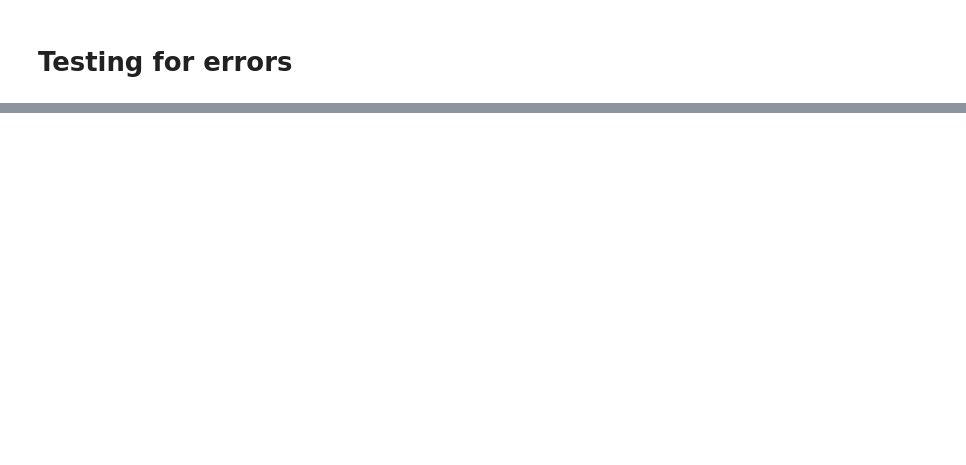
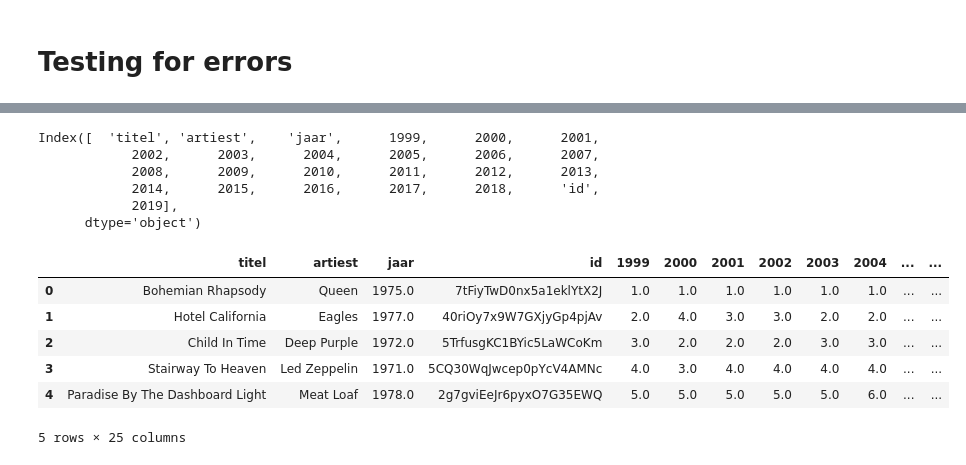
Before and after one commit to Jorisvdv/infovis, a Jupyter notebook: data/genarate_combined_json.ipynb, the cells around one changed output, grey strips where cells are left out. Drawn from its saved outputs; the diff is of its cells as text; code cells hidden in the pictures; blank space fills up the shorter version.

```diff
--- a/data/genarate_combined_json.ipynb
+++ b/data/genarate_combined_json.ipynb
@@ -164,0 +225,25 @@ top_2000.to_pickle('top_2000.pickle')
+# %%
+def searchid(df_row, verbose = False):
+    # time for rate limiting
+    start = time.time()
+    print(df_row.name)
+    # Create search query
+    query = r'{} {}'.format(df_row.titel, df_row.artiest)
+    # Search spotify
+    result = sp.search(query, limit = 1)
+    # Sleep for rate limiting
+    time.sleep(max(1./15 - (time.time() - start), 0))
+
+    # Return id
+    if len(result['tracks']['items'])>0:
+        id = result['tracks']['items'][0]['id']
+        if verbose:
+            print(f"{df_row.name}: Result Found, ID: {id}")
+        return id
+    # Return None if no id found
+    else:
+        if verbose:
+            print(f"{df_row.name}:No result found, output: \n {result}")
+        return None
+# %%
+top_2000["id"] = top_2000.apply(searchid, axis = 1, verbose = True)
@@ -178,0 +293,3 @@ display(top_2000[(top_2000[2018].notna())&(top_2000[2019].isna())].sort_values(b
+# %%
+# Find ids for 2019
+year["id"] = year.apply(searchid, axis = 1, verbose = True)
@@ -178,0 +314,21 @@ display(top_2000[(top_2000[2018].notna())&(top_2000[2019].isna())].sort_values(b
+# %%
+top_2000 = pd.merge(top_2000,year, on=['id'], how='outer')
+# %%
+# top_2000.drop(columns=['titel_y','artiest_y','jaar_y'], inplace = True)
+top_2000 = top_2000.rename(columns={'artiest_x': 'artiest',"titel_x":"titel","jaar_x":"jaar" })
+top_2000 = top_2000[['titel', 'artiest', 'jaar', 'id', 1999, 2000, 2001, 2002, 2003, 2004, 2005, 2006, 2007, 2008, 2009, 2010, 2011, 2012, 2013, 2014, 2015, 2016, 2017, 2018, 2019]]
+top_2000.head()
+# %% [output]
+Index([  'titel', 'artiest',    'jaar',      1999,      2000,      2001,
+            2002,      2003,      2004,      2005,      2006,      2007,
+            2008,      2009,      2010,      2011,      2012,      2013,
+            2014,      2015,      2016,      2017,      2018,      'id',
+            2019],
+      dtype='object')
+|  | titel | artiest | jaar | id | 1999 | 2000 | 2001 | 2002 | 2003 | 2004 | ... | ... |
+| 0 | Bohemian Rhapsody | Queen | 1975.0 | 7tFiyTwD0nx5a1eklYtX2J | 1.0 | 1.0 | 1.0 | 1.0 | 1.0 | 1.0 | ... | ... |
+| 1 | Hotel California | Eagles | 1977.0 | 40riOy7x9W7GXjyGp4pjAv | 2.0 | 4.0 | 3.0 | 3.0 | 2.0 | 2.0 | ... | ... |
+| 2 | Child In Time | Deep Purple | 1972.0 | 5TrfusgKC1BYic5LaWCoKm | 3.0 | 2.0 | 2.0 | 2.0 | 3.0 | 3.0 | ... | ... |
+| 3 | Stairway To Heaven | Led Zeppelin | 1971.0 | 5CQ30WqJwcep0pYcV4AMNc | 4.0 | 3.0 | 4.0 | 4.0 | 4.0 | 4.0 | ... | ... |
+| 4 | Paradise By The Dashboard Light | Meat Loaf | 1978.0 | 2g7gviEeJr6pyxO7G35EWQ | 5.0 | 5.0 | 5.0 | 5.0 | 5.0 | 6.0 | ... | ... |
+5 rows × 25 columns
```
Also changed, not shown: parts of 20 cells of this notebook, 11 other files.
